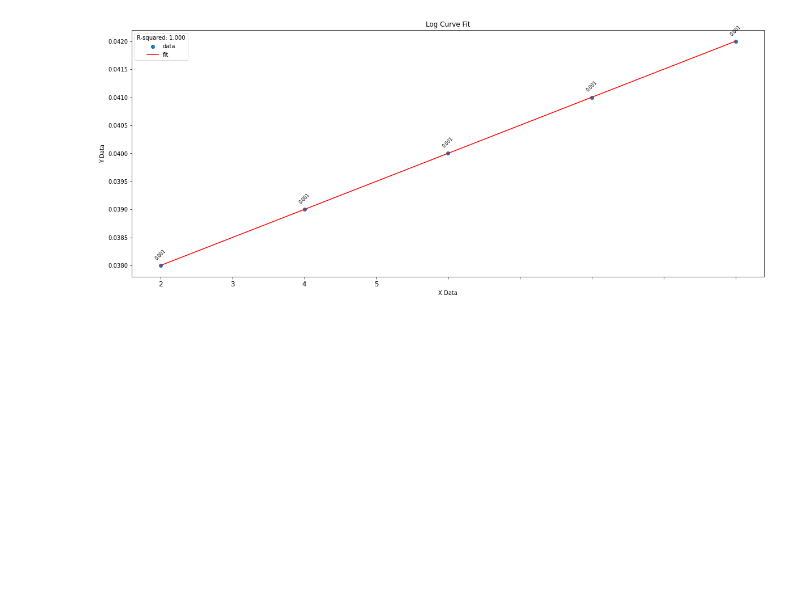
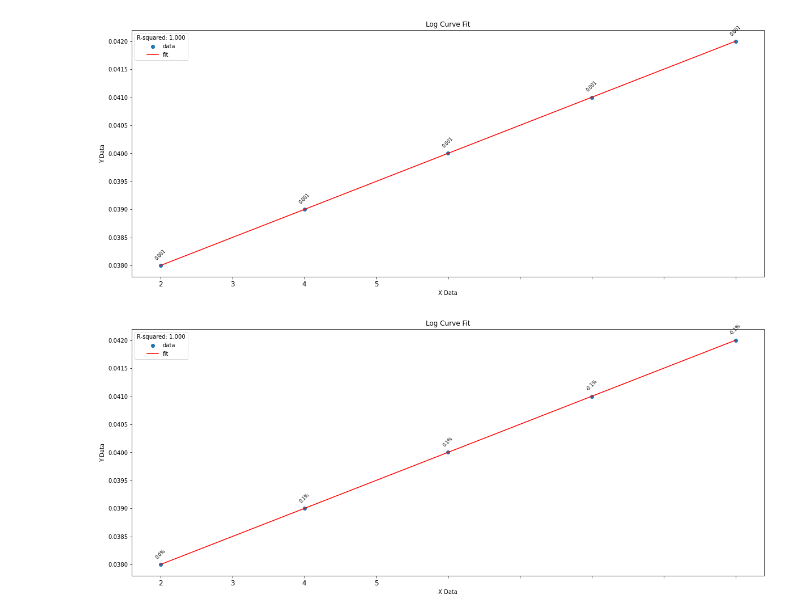
Before and after one commit to zivzach/Personal, a Jupyter notebook: Notepad.ipynb, the cells around one changed output. Drawn from its saved outputs; the diff is of its cells as text; code cells hidden in the pictures; blank space fills up the shorter version.

Commit message:
expo curve

```diff
--- a/Notepad.ipynb
+++ b/Notepad.ipynb
@@ -496,3 +357,75 @@ for i in range(len(x_data)):
 plt.show()
 # %% [output]
 [figure]
+# %%
+
+import numpy as np
+import matplotlib.pyplot as plt
+from scipy.optimize import curve_fit
+
+
+# Define the log curve model
+def log_curve(x, a, b, c):
+    return a / (1 + np.exp(-b*(x-c)))
+
+# Generate some example data
+x_data = np.array([1, 2, 3, 4, 5])
+y_data = np.array([.038, .039, .04, .041, .042])
+
+# Fit the model to the data
+popt, pcov = curve_fit(log_curve, x_data, y_data)
+
+# Calculate the predicted values
+y_pred = log_curve(x_data, *popt)
+
+# Calculate the R-squared value
+residuals = y_data - y_pred
+ss_res = np.sum(residuals**2)
+ss_tot = np.sum((y_data - np.mean(y_data))**2)
+r_squared = 1 - (ss_res / ss_tot)
+
+# Calculate the slope of each point on the fitted curve
+slopes = []
+for i in range(len(x_data)):
+    if i == 0:
+        slope = (log_curve(x_data[i+1], *popt) - log_curve(x_data[i], *popt)) / (x_data[i+1] - x_data[i])
+    elif i == len(x_data) - 1:
+        slope = (log_curve(x_data[i], *popt) - log_curve(x_data[i-1], *popt)) / (x_data[i] - x_data[i-1])
+    else:
+        slope = (log_curve(x_data[i+1], *popt) - log_curve(x_data[i-1], *popt)) / (x_data[i+1] - x_data[i-1])
+    slopes.append(slope)
+
+# Calculate the percentage change in slope
+percent_change = []
+for i in range(len(slopes)):
+    if i == 0:
+        pct_change = 0
+    else:
+        pct_change = (slopes[i] - slopes[i-1]) / slopes[i-1] * 100
+    percent_change.append(pct_change)
+
+# Create a figure and axis
+fig, ax = plt.subplots(figsize=(20, 8))
+
+# Plot the data points and the fitted curve
+ax.scatter(x_data, y_data, label='data')
+ax.plot(x_data, y_pred, 'r-', label='fit')
+
+# Set axis labels and title
+ax.set_xlabel('X Data')
+ax.set_ylabel('Y Data')
+ax.set_title('Log Curve Fit')
+
+# Show R-squared value in the legend
+ax.legend(title=f'R-squared: {r_squared:.3f}')
+ax.set_xticklabels(([f'{x:.0f}' for x in x_data]), fontsize=12)
+
+# Add slope above each point on the fitted curve
+for i in range(len(x_data)):
+    ax.annotate(f'{percent_change[i]:.1f}%', xy=(x_data[i], log_curve(x_data[i], *popt)), xytext=(0,10), textcoords='offset points',
+                ha='center',rotation=45, fontsize=8)
+
+# Display the plot
+plt.show()
+# %% [output]
+[figure, added]
```
Also changed, not shown: parts of 2 cells of this notebook.
